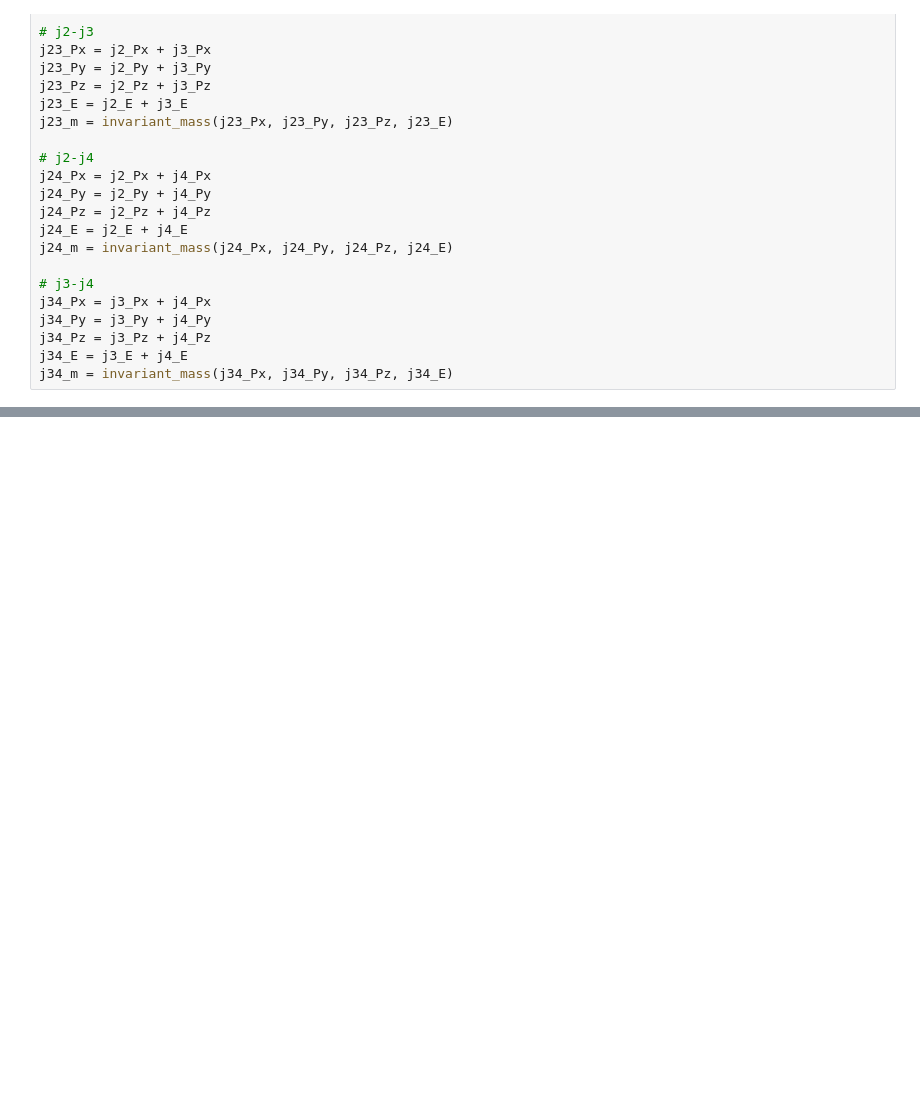
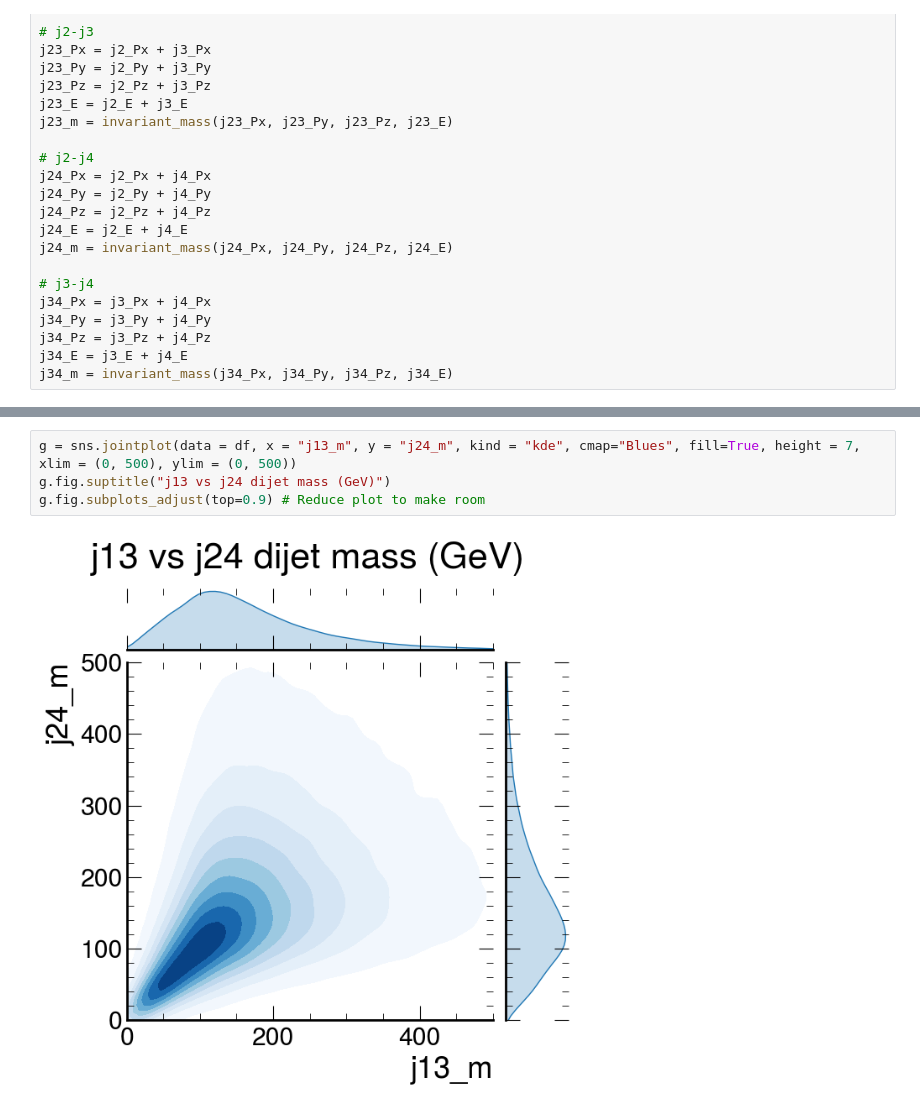
Before and after one commit to javivilladamigo/parametric-4j-QCD_background, a Jupyter notebook: analysis.ipynb, the cells around one changed output, grey strips where cells are left out. Cells and saved outputs as stored; diff of their text form; blank space fills up the shorter version.

```diff
--- a/analysis.ipynb
+++ b/analysis.ipynb
@@ -163,0 +167,6 @@ g.fig.subplots_adjust(top=0.9) # Reduce plot to make room
+# %%
+g = sns.jointplot(data = df, x = "j13_m", y = "j24_m", kind = "kde", cmap="Blues", fill=True, height = 7, xlim = (0, 500), ylim = (0, 500))
+g.fig.suptitle("j13 vs j24 dijet mass (GeV)")
+g.fig.subplots_adjust(top=0.9) # Reduce plot to make room
+# %% [output]
+[figure, added]
```
Also changed, not shown: parts of 4 cells of this notebook.
